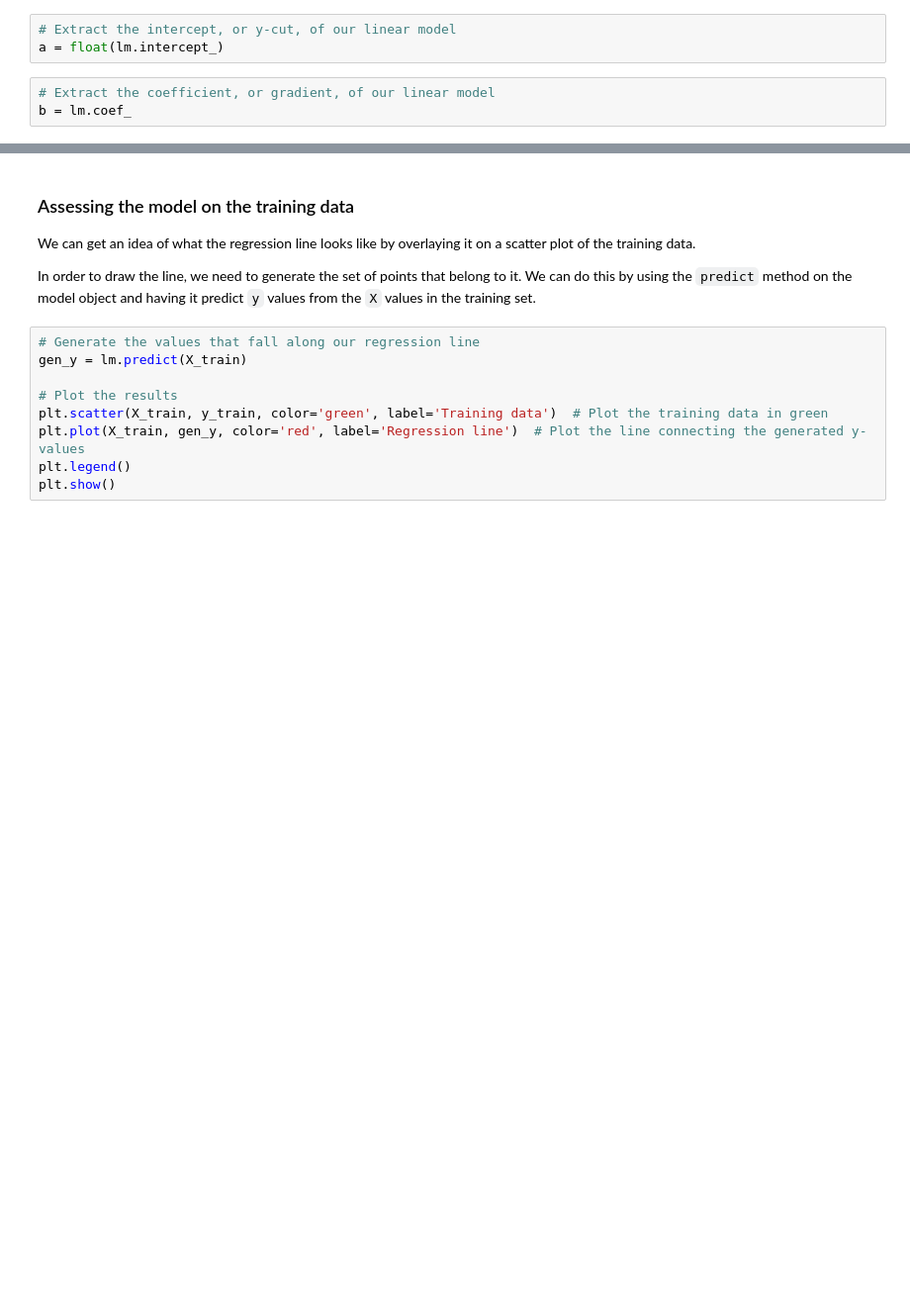
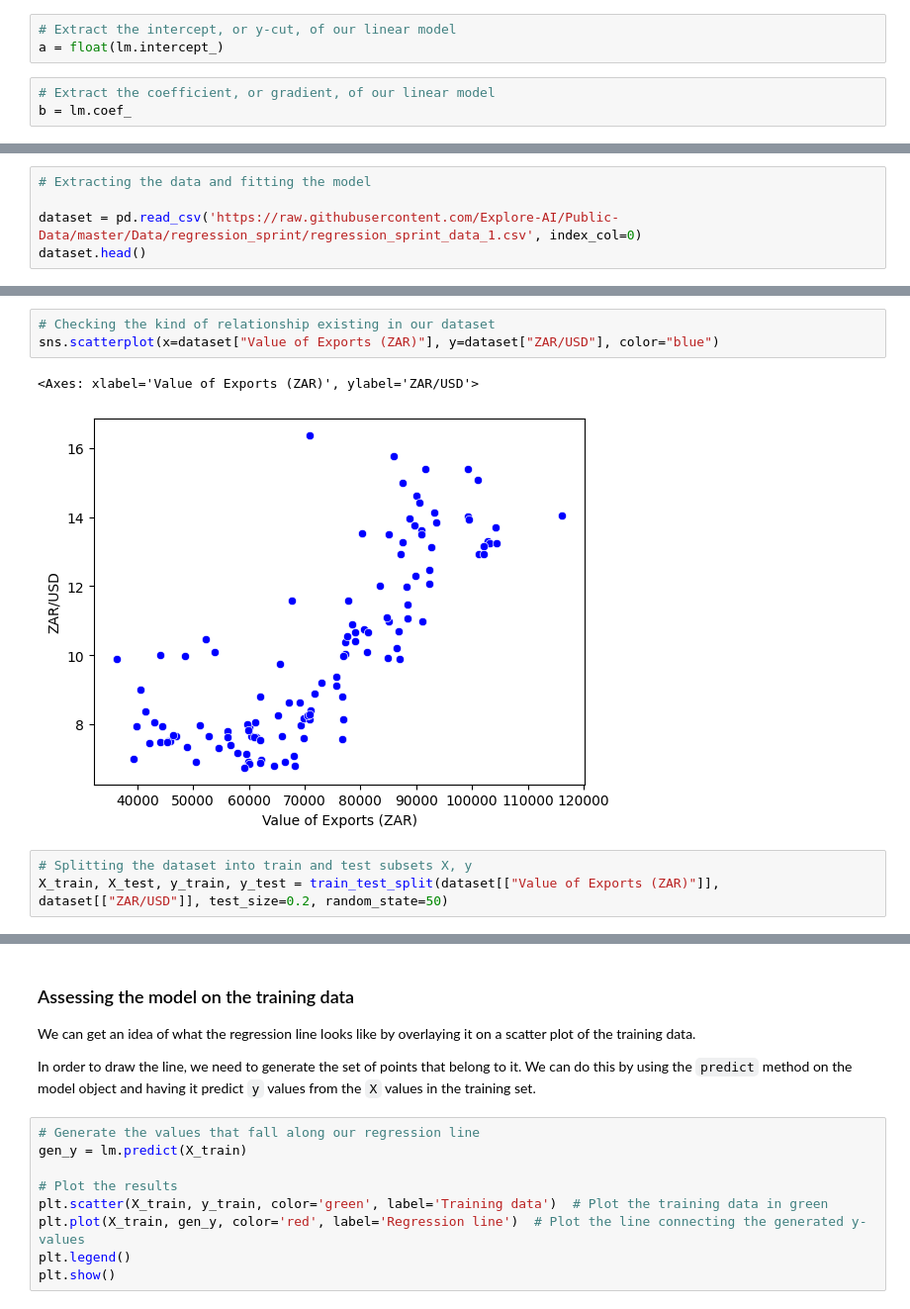
Before and after one commit to mut-rogers/Machine-Learning, a Jupyter notebook: Linear Regression/The_train_test_split_examples.ipynb, the cells around one changed output, grey strips where cells are left out. Shown at 99% size. Drawn from its saved outputs; the diff is of its cells as text; blank space fills up the shorter version.

Commit message:
understanding train test split

```diff
--- a/Linear Regression/The_train_test_split_examples.ipynb
+++ b/Linear Regression/The_train_test_split_examples.ipynb
@@ -148,0 +184,5 @@ print("Intercept:\t", float(a))
+# %%
+# Extracting the data and fitting the model
+
+dataset = pd.read_csv('https://raw.githubusercontent.com/Explore-AI/Public-Data/master/Data/regression_sprint/regression_sprint_data_1.csv', index_col=0)
+dataset.head()
@@ -148,0 +196,9 @@ print("Intercept:\t", float(a))
+# %%
+# Checking the kind of relationship existing in our dataset
+sns.scatterplot(x=dataset["Value of Exports (ZAR)"], y=dataset["ZAR/USD"], color="blue")
+# %% [output]
+<Axes: xlabel='Value of Exports (ZAR)', ylabel='ZAR/USD'>
+[figure, added]
+# %%
+# Splitting the dataset into train and test subsets X, y
+X_train, X_test, y_train, y_test = train_test_split(dataset[["Value of Exports (ZAR)"]], dataset[["ZAR/USD"]], test_size=0.2, random_state=50)
```
Also changed, not shown: parts of 19 cells of this notebook.
